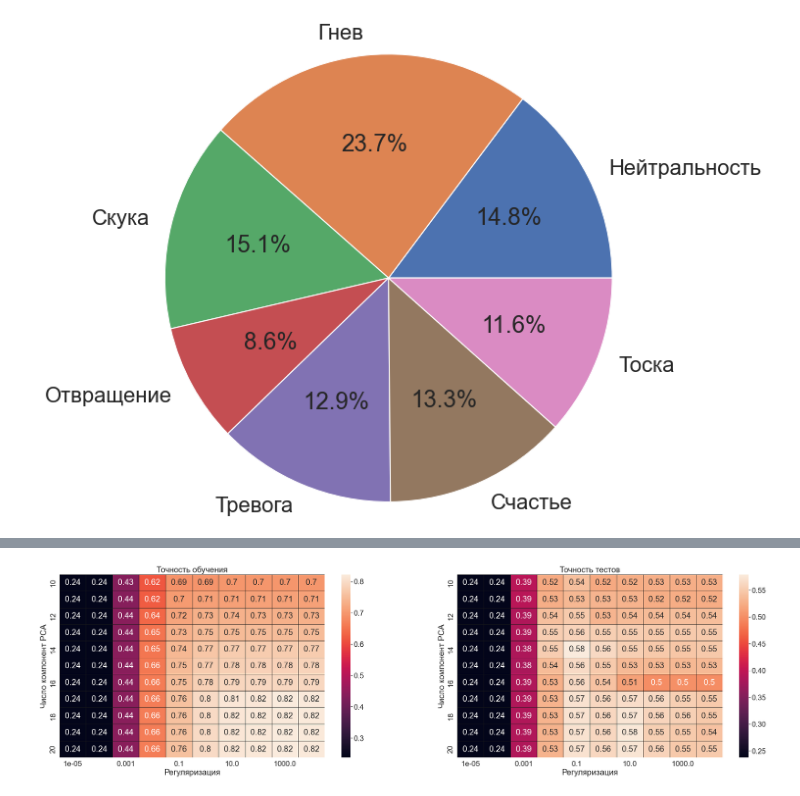
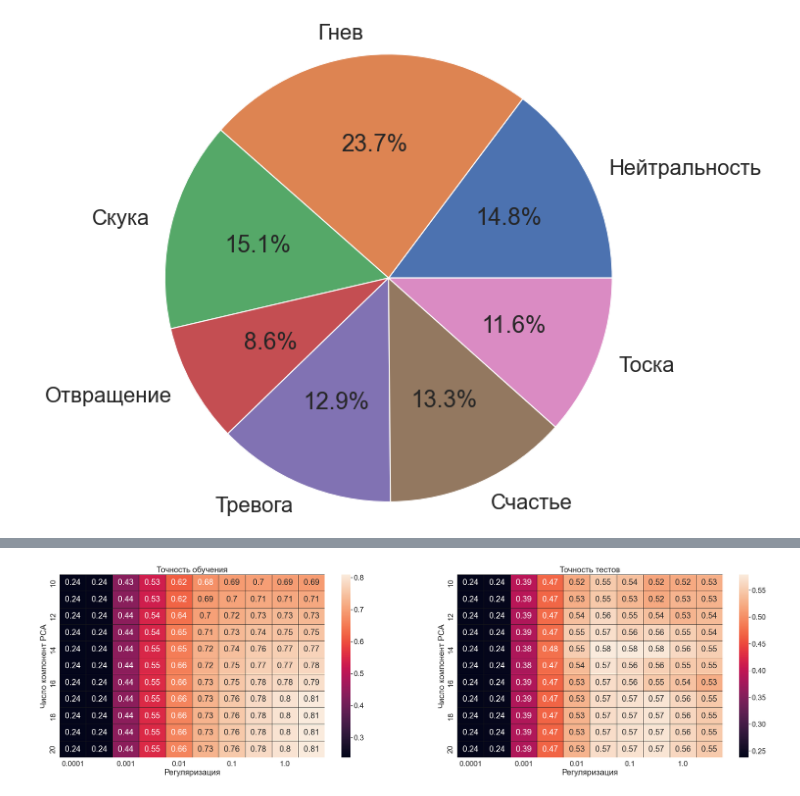
Before and after one commit to DmitryXronos/emotion-recognition, a Jupyter notebook: Code/KNNandLR.ipynb, the cells around one changed output, grey strips where cells are left out. Cells and saved outputs as stored; diff of their text form; code cells hidden in the pictures.

```diff
--- a/Code/KNNandLR.ipynb
+++ b/Code/KNNandLR.ipynb
@@ -105,25 +105,25 @@ render_class_separation(X_mds, "Разделение классов с помо
 # KNN C PCA
 
 components = [i for i in range(10, 21)]
-k = [i for i in range(5, 16)]
+k = [i for i in range(7, 16)]
 pipe = Pipeline([("pca", PCA()), ("clf", KNeighborsClassifier())])
 parameters = {"pca__n_components": components, "clf__n_neighbors": k}
 
 gs = GridSearchCV(estimator=pipe, param_grid=parameters, return_train_score=True)
 gs.fit(X, y)
 
-pvt1 = pd.pivot_table(pd.DataFrame(gs.cv_results_),
+knn_pvt1 = pd.pivot_table(pd.DataFrame(gs.cv_results_),
                       values='mean_train_score', index='param_pca__n_components', columns='param_clf__n_neighbors')
-pvt2 = pd.pivot_table(pd.DataFrame(gs.cv_results_),
+knn_pvt2 = pd.pivot_table(pd.DataFrame(gs.cv_results_),
                       values='mean_test_score', index='param_pca__n_components', columns='param_clf__n_neighbors')
 # %%
 # ТЕПЛОВЫЕ КАРТЫ
 
-plt.figure(figsize=(70,10))
+fig = plt.figure(figsize=(60,10))
 
 # Точность обучения
 plt.subplot(1,3,1)
-ax = sns.heatmap(pvt1, linewidths=1, linecolor='k', annot=True, xticklabels=2, yticklabels=2)
+ax = sns.heatmap(knn_pvt1, linewidths=1, linecolor='k', annot=True, xticklabels=2, yticklabels=2)
 ax.set(title="Точность обучения",
        xlabel="Число соседей",
        ylabel="Число компонент PCA")
@@ -131,11 +131,12 @@ sns.set(font_scale=2)
 
 # Точность теста
 plt.subplot(1,3,2)
-ax = sns.heatmap(pvt2, linewidths=1, linecolor='k', annot=True, xticklabels=2, yticklabels=2)
+ax = sns.heatmap(knn_pvt2, linewidths=1, linecolor='k', annot=True, xticklabels=2, yticklabels=2)
 ax.set(title="Точность тестов",
        xlabel="Число соседей",
        ylabel="Число компонент PCA")
 sns.set(font_scale=2)
 
 plt.show()
+fig.savefig(os.path.normpath(f"{common.ImagesPath}{os.sep}knn.png"), bbox_inches="tight")
 # %% [output]
@@ -144,38 +145,39 @@ plt.show()
 # ЛОГИСТИЧЕСКАЯ РЕГРЕССИЯ C PCA
 
 components = [i for i in range(10, 21)]
-regularization = [10**i for i in range(-5,5,1)]
+regularization = [10**i for i in np.arange(-4,1,0.5)]
 pipe = Pipeline([("pca", PCA()), ("clf", LogisticRegression())])
 parameters = {"pca__n_components": components, "clf__C": regularization}
 
 gs = GridSearchCV(estimator=pipe, param_grid=parameters, return_train_score=True)
 gs.fit(X, y)
 
-pvt1 = pd.pivot_table(pd.DataFrame(gs.cv_results_),
+lr_pvt1 = pd.pivot_table(pd.DataFrame(gs.cv_results_),
                       values='mean_train_score', index='param_pca__n_components', columns='param_clf__C')
-pvt2 = pd.pivot_table(pd.DataFrame(gs.cv_results_),
+lr_pvt2 = pd.pivot_table(pd.DataFrame(gs.cv_results_),
                       values='mean_test_score', index='param_pca__n_components', columns='param_clf__C')
 # %%
 # ТЕПЛОВЫЕ КАРТЫ
 
 plt.figure(figsize=(60,10))
 
 # Точность обучения
 plt.subplot(1,3,1)
-ax = sns.heatmap(pvt1, linewidths=1, linecolor='k', annot=True, xticklabels=2, yticklabels=2)
+ax = sns.heatmap(lr_pvt1, linewidths=1, linecolor='k', annot=True, xticklabels=2, yticklabels=2)
 ax.set(title="Точность обучения",
        xlabel="Регуляризация",
        ylabel="Число компонент PCA")
 sns.set(font_scale=2)
 
 # Точность теста
 plt.subplot(1,3,2)
-ax = sns.heatmap(pvt2, linewidths=1, linecolor='k', annot=True, xticklabels=2, yticklabels=2)
+ax = sns.heatmap(lr_pvt2, linewidths=1, linecolor='k', annot=True, xticklabels=2, yticklabels=2)
 ax.set(title="Точность тестов",
        xlabel="Регуляризация",
        ylabel="Число компонент PCA")
 sns.set(font_scale=2)
 
 plt.show()
+fig.savefig(os.path.normpath(f"{common.ImagesPath}{os.sep}lr.png"), bbox_inches="tight")
 # %% [output]
-[figure, old version]
+[figure, new version]
```
Also changed, not shown: parts of 2 cells of this notebook, 2 other files.
